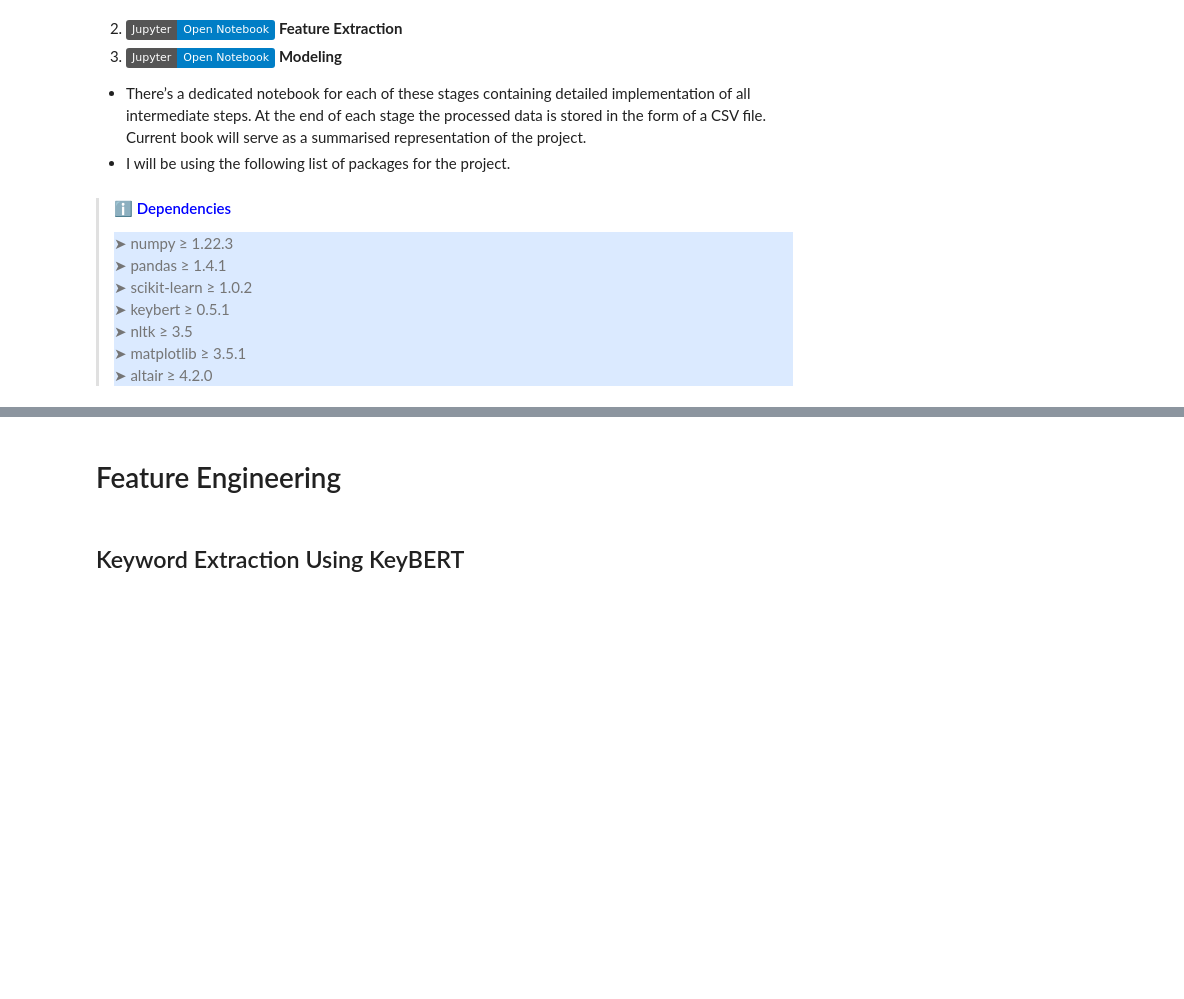
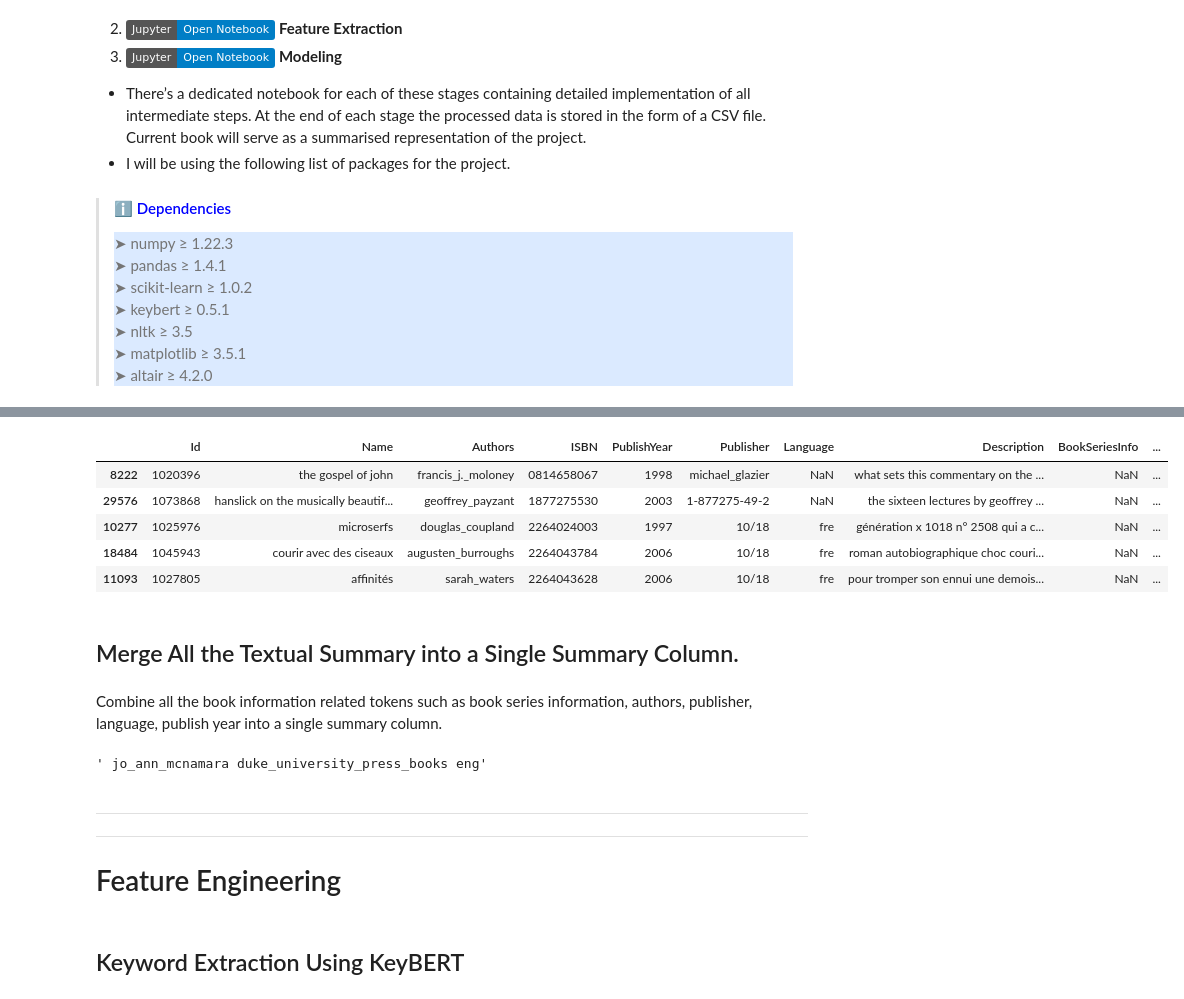
Before and after one commit to AmoliR/nlp-for-book-recommendation, a Jupyter notebook: book_recommendation.ipynb, the cells around one changed output, grey strips where cells are left out. Cells and saved outputs as stored; diff of their text form; code cells hidden in the pictures; badges without logos; blank space fills up the shorter version.

```diff
--- a/book_recommendation.ipynb
+++ b/book_recommendation.ipynb
@@ -65,0 +233,2 @@ from sklearn.metrics.pairwise import cosine_similarity
+# %%
+books_data["Publisher"] = books_data["Publisher"].str.replace('"','')
@@ -65,0 +239,15 @@ from sklearn.metrics.pairwise import cosine_similarity
+# %%
+books_data["Authors"] = books_data["Authors"].str.strip().str.replace(' ','_')
+books_data["Publisher"] = books_data["Publisher"].str.strip().str.replace(' ','_')
+books_data.head(5)
+# %% [output]
+|  | Id | Name | Authors | ISBN | PublishYear | Publisher | Language | Description | BookSeriesInfo | ... |
+| 8222 | 1020396 | the gospel of john | francis_j._moloney | 0814658067 | 1998 | michael_glazier | NaN | what sets this commentary on the ... | NaN | ... |
+| 29576 | 1073868 | hanslick on the musically beautif... | geoffrey_payzant | 1877275530 | 2003 | 1-877275-49-2 | NaN | the sixteen lectures by geoffrey ... | NaN | ... |
+| 10277 | 1025976 | microserfs | douglas_coupland | 2264024003 | 1997 | 10/18 | fre | génération x 1018 n° 2508 qui a c... | NaN | ... |
+| 18484 | 1045943 | courir avec des ciseaux | augusten_burroughs | 2264043784 | 2006 | 10/18 | fre | roman autobiographique choc couri... | NaN | ... |
+| 11093 | 1027805 | affinités | sarah_waters | 2264043628 | 2006 | 10/18 | fre | pour tromper son ennui une demois... | NaN | ... |
+# %% [markdown]
+## Merge All the Textual Summary into a Single Summary Column.
+# %% [markdown]
+Combine all the book information related tokens such as book series information, authors, publisher, language, publish year into a single summary column.
@@ -66,4 +256,10 @@ from sklearn.metrics.pairwise import cosine_similarity
+# %%
+books_data.bow.iloc[8375]
+# %% [output]
+' jo_ann_mcnamara duke_university_press_books eng'
 # %% [markdown]
+---
+---
 # Feature Engineering
 # %% [markdown]
 ## Keyword Extraction Using KeyBERT
```
Also changed, not shown: parts of 30 cells of this notebook, 1 other file.
